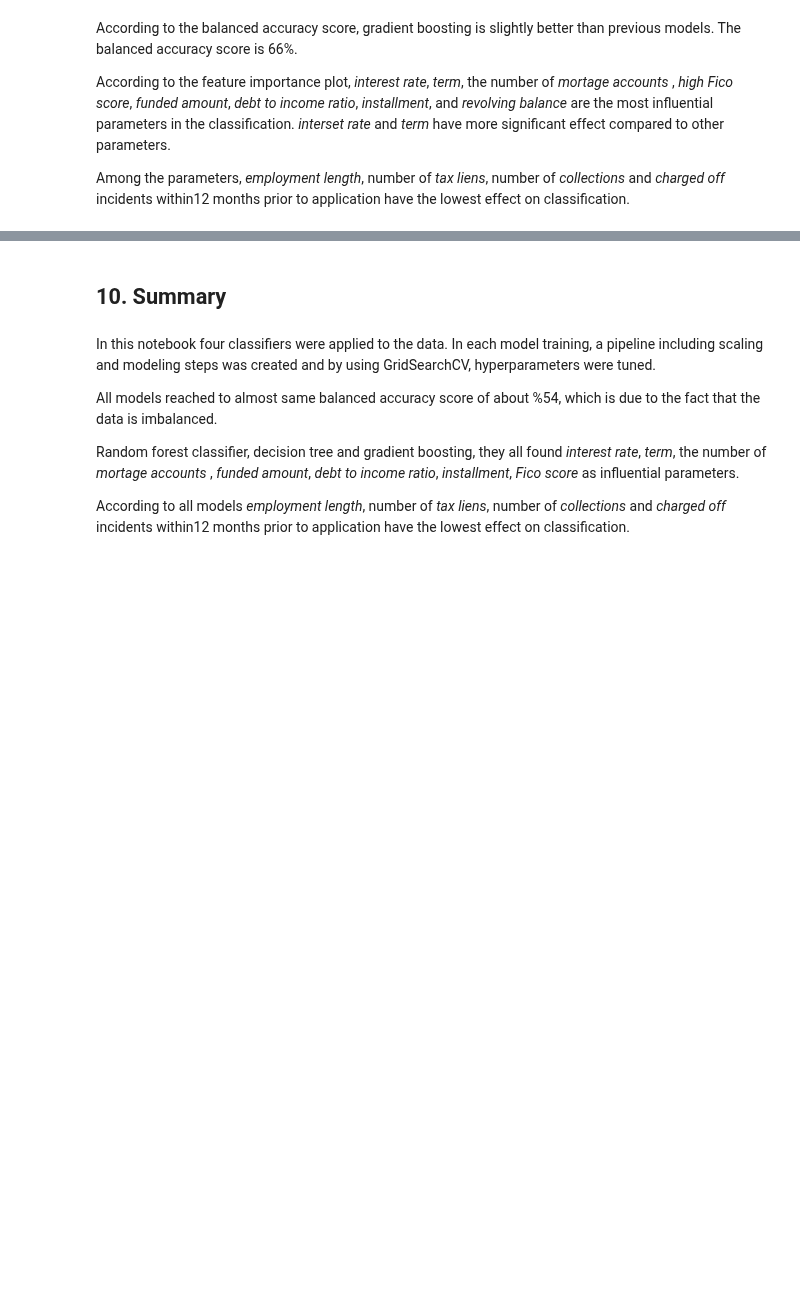
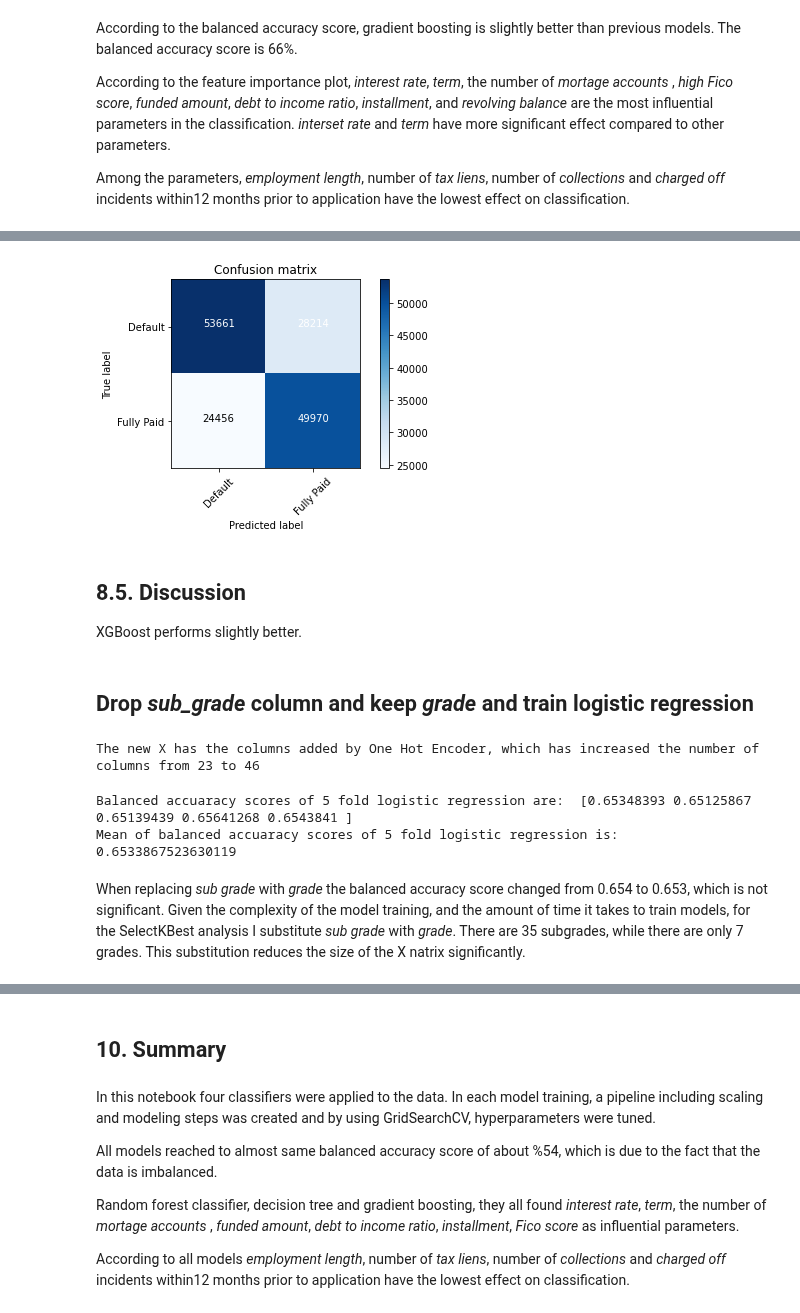
Before and after one commit to somayehY/SomayeYoussefi, a Jupyter notebook: LendingClub/LendingClub_preprocessing_modeling.ipynb, the cells around one changed output, grey strips where cells are left out. Cells and saved outputs as stored; diff of their text form; code cells hidden in the pictures; blank space fills up the shorter version.

```diff
--- a/LendingClub/LendingClub_preprocessing_modeling.ipynb
+++ b/LendingClub/LendingClub_preprocessing_modeling.ipynb
@@ -1163,0 +982,3 @@ plt.title('Cross-validation score as training set size increases');
+# %%
+pipeXGbest = make_pipeline(MinMaxScaler(), XGBClassifier(learning_rate= 0.2, max_depth= 6, n_estimator= 100))
+pipeXGbest.fit(X_train, y_train)
@@ -1163,0 +1010,4 @@ plt.title('Cross-validation score as training set size increases');
+# %%
+xg_y_pred = pipeXGbest.predict(X_test)
+
+print('XGBoost balanced accuracy score for the test data is: ', balanced_accuracy_score(y_test, xg_y_pred))
@@ -1163,0 +1016,3 @@ plt.title('Cross-validation score as training set size increases');
+# %%
+xg_y_pred =pd.Series(xg_y_pred)
+print(classification_report(xg_y_pred, y_test))
@@ -1163,0 +1028,57 @@ plt.title('Cross-validation score as training set size increases');
+# %%
+# Plot confusion matrix for XGBoost
+
+confusion_matrix_xg = confusion_matrix(xg_y_pred, y_test)
+plot_confusion_matrix(confusion_matrix_xg)
+# %% [output]
+[figure, added]
+# %% [markdown]
+## 8.5. Discussion <a class='anchor' id='disc'><a/>
+
+
+XGBoost performs slightly better.
+# %% [markdown]
+## Drop _sub_grade_ column and keep _grade_ and train logistic regression
+# %%
+y = df['Status']
+X = df.drop(columns=['Status', 'sub_grade'])
+
+# Choose the categorical columns
+col_num =X.shape[1]
+categorical_columns_selector = selector(dtype_include=object)
+categorical_columns = categorical_columns_selector(X)
+
+# One Hot encode
+
+enc = OneHotEncoder(drop='if_binary')
+enc_df = pd.DataFrame(enc.fit_transform(X[categorical_columns]).toarray())
+feature_names = enc.get_feature_names(input_features=categorical_columns)
+enc_df.columns = feature_names
+X.drop(columns=categorical_columns, inplace=True)
+# merge with main df bridge_df on key values
+X =X.join(enc_df)
+#X.set_index('id', inplace=True)
+print('The new X has the columns added by One Hot Encoder, which has increased the number of columns from {} to {}'.format(col_num, X.shape[1]))
+
+# Undersample
+
+Xn = X.to_numpy()
+yn = y.to_numpy()
+random_state=42
+RU = RandomUnderSampler()
+X_res, y_res = RU.fit_resample(Xn,yn)
+
+# Split
+X_train, X_test, y_train, y_test = train_test_split(X_res, y_res, test_size=0.3, random_state=47)
+# %% [output]
+The new X has the columns added by One Hot Encoder, which has increased the number of columns from 23 to 46
+# %%
+gen2_lr_cv_results = cross_validate(pipe, X_train, y_train, scoring = 'balanced_accuracy', cv=5)
+gen2_lr_cv_scores = gen2_lr_cv_results['test_score']
+print('Balanced accuaracy scores of 5 fold logistic regression are: ', gen2_lr_cv_scores)
+print('Mean of balanced accuaracy scores of 5 fold logistic regression is: ', gen2_lr_cv_scores.mean())
+# %% [output]
+Balanced accuaracy scores of 5 fold logistic regression are:  [0.65348393 0.65125867 0.65139439 0.65641268 0.6543841 ]
+Mean of balanced accuaracy scores of 5 fold logistic regression is:  0.6533867523630119
+# %% [markdown]
+When replacing _sub grade_ with _grade_ the balanced accuracy score changed from 0.654 to 0.653, which is not significant. Given the complexity of the model training, and the amount of time it takes to train models, for the SelectKBest analysis I substitute _sub grade_ with _grade_. There are 35 subgrades, while there are only 7 grades. This substitution reduces the size of the X natrix significantly.
```
Also changed, not shown: parts of 99 cells of this notebook.
